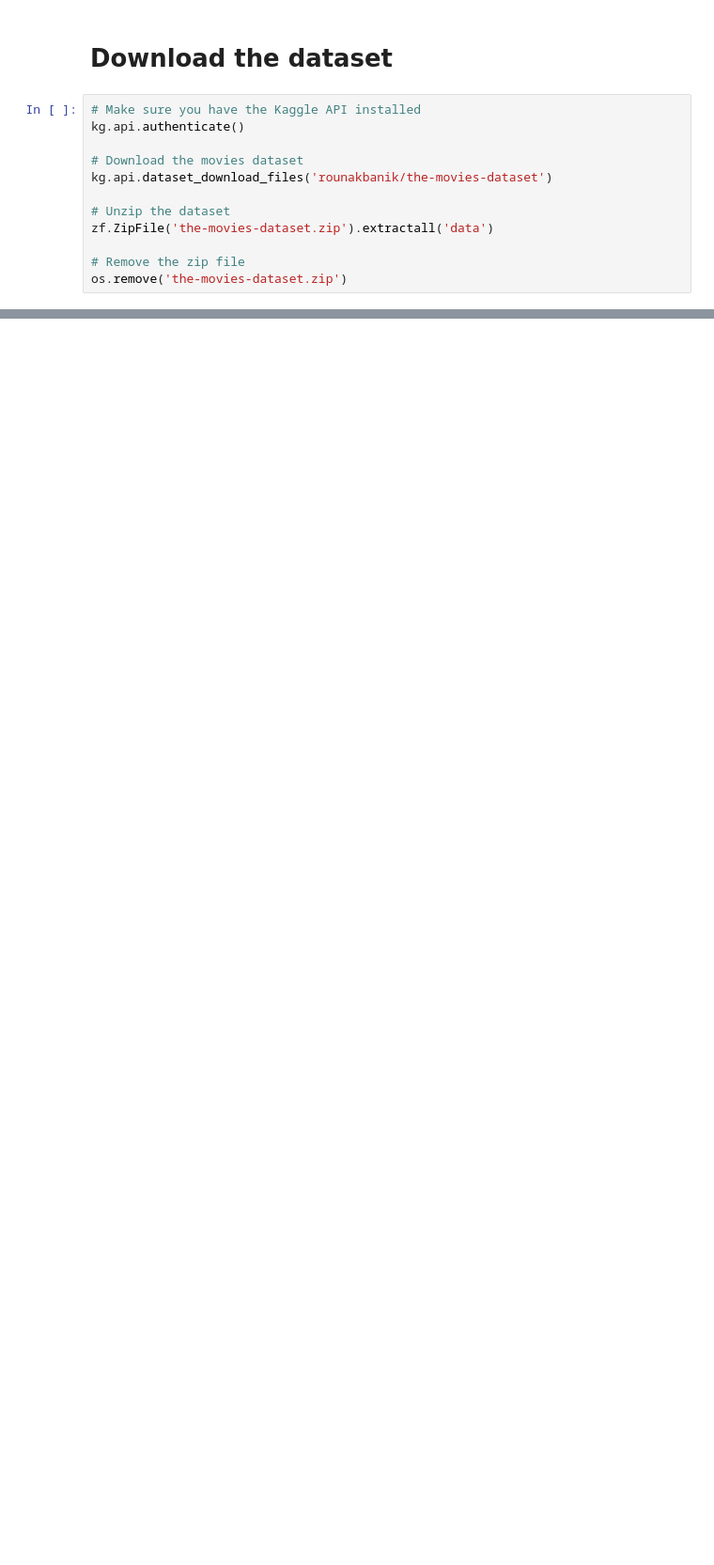
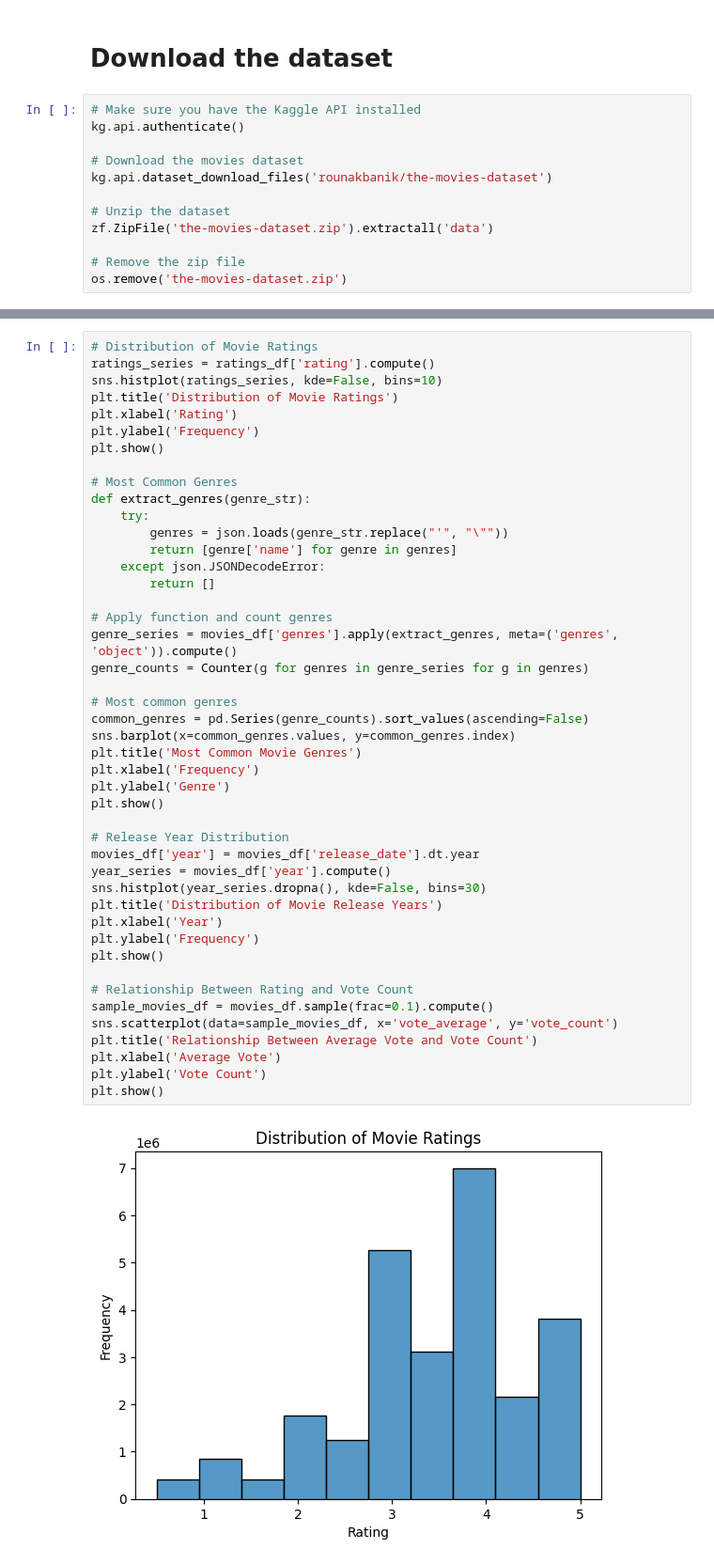
Before and after one commit to Radwanbaba13/MovieRecommenderSystem, a Jupyter notebook: MovieRecommendationSystem.ipynb, the cells around one changed output, grey strips where cells are left out. Shown at 94% size. Cells and saved outputs as stored; diff of their text form; blank space fills up the shorter version.

```diff
--- a/MovieRecommendationSystem.ipynb
+++ b/MovieRecommendationSystem.ipynb
@@ -114,0 +141,47 @@ print(ratings_df.head(5))
+# %%
+# Distribution of Movie Ratings
+ratings_series = ratings_df['rating'].compute()
+sns.histplot(ratings_series, kde=False, bins=10)
+plt.title('Distribution of Movie Ratings')
+plt.xlabel('Rating')
+plt.ylabel('Frequency')
+plt.show()
+
+# Most Common Genres
+def extract_genres(genre_str):
+    try:
+        genres = json.loads(genre_str.replace("'", "\""))
+        return [genre['name'] for genre in genres]
+    except json.JSONDecodeError:
+        return []
+
+# Apply function and count genres
+genre_series = movies_df['genres'].apply(extract_genres, meta=('genres', 'object')).compute()
+genre_counts = Counter(g for genres in genre_series for g in genres)
+
+# Most common genres
+common_genres = pd.Series(genre_counts).sort_values(ascending=False)
+sns.barplot(x=common_genres.values, y=common_genres.index)
+plt.title('Most Common Movie Genres')
+plt.xlabel('Frequency')
+plt.ylabel('Genre')
+plt.show()
+
+# Release Year Distribution
+movies_df['year'] = movies_df['release_date'].dt.year
+year_series = movies_df['year'].compute()
+sns.histplot(year_series.dropna(), kde=False, bins=30)
+plt.title('Distribution of Movie Release Years')
+plt.xlabel('Year')
+plt.ylabel('Frequency')
+plt.show()
+
+# Relationship Between Rating and Vote Count
+sample_movies_df = movies_df.sample(frac=0.1).compute()
+sns.scatterplot(data=sample_movies_df, x='vote_average', y='vote_count')
+plt.title('Relationship Between Average Vote and Vote Count')
+plt.xlabel('Average Vote')
+plt.ylabel('Vote Count')
+plt.show()
+# %% [output]
+[figure, added]
```
Also changed, not shown: parts of 21 cells of this notebook, 1 other file.
